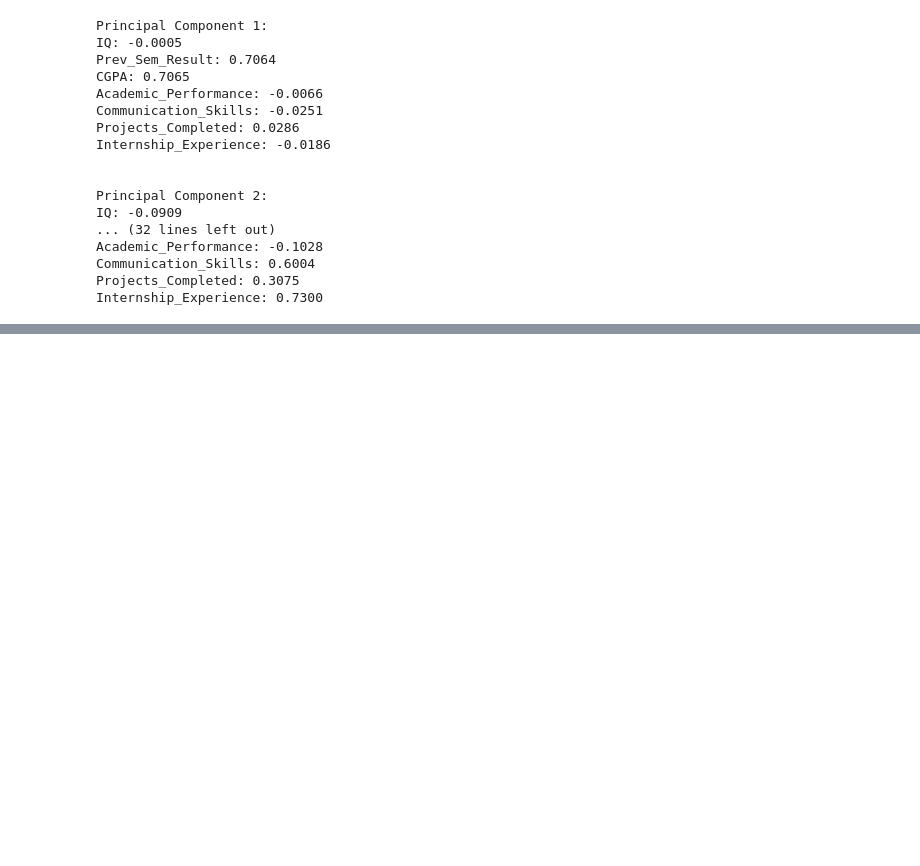
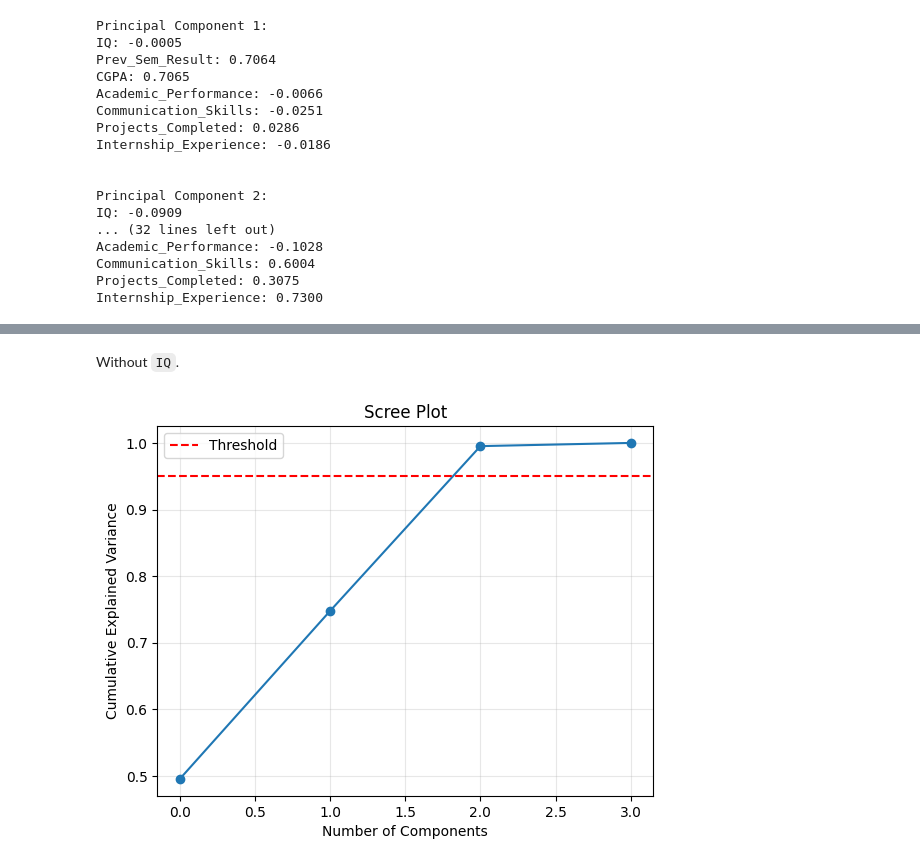
Before and after one commit to Chungj2000/DataAnalysis, a Jupyter notebook: Kaggle/College Student Placement Factors/Workbook.ipynb, the cells around one changed output, grey strips where cells are left out. Saved outputs shown, nothing was run; the diff lists cells and outputs as text; code cells hidden in the pictures; blank space fills up the shorter version.

````diff
--- a/Kaggle/College Student Placement Factors/Workbook.ipynb
+++ b/Kaggle/College Student Placement Factors/Workbook.ipynb
@@ -409,0 +514,10 @@ Where Principle Component 1 explains the most data variance, with higher indexes
+# %% [markdown]
+Without ```IQ```.
+# %%
+feature_dr_iq = features_dr_academic.copy()
+feature_dr_iq.remove('IQ')
+#print(feature_dr_iq)
+
+pca_component_plot(std_scaler, feature_dr_iq, cev_threshold)
+# %% [output]
+[figure, added]
````
Also changed, not shown: parts of 14 cells of this notebook.
